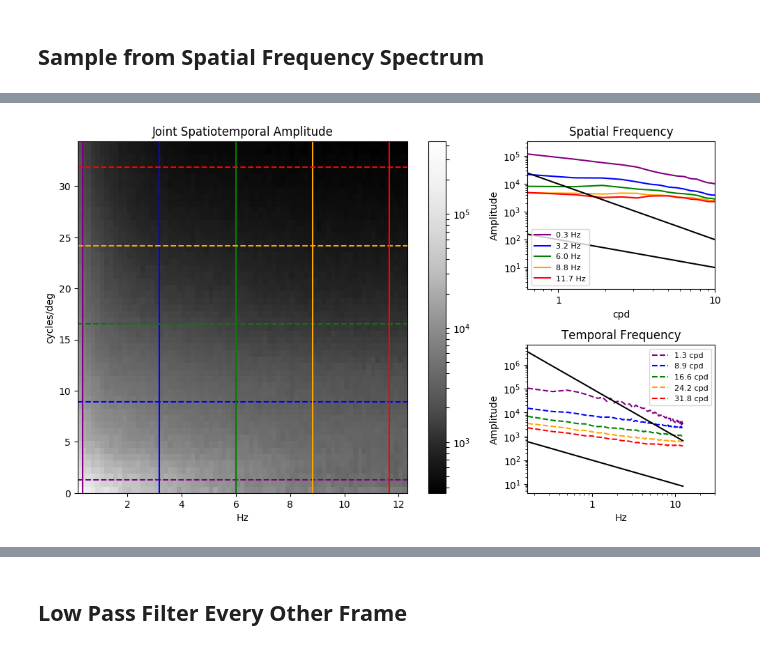
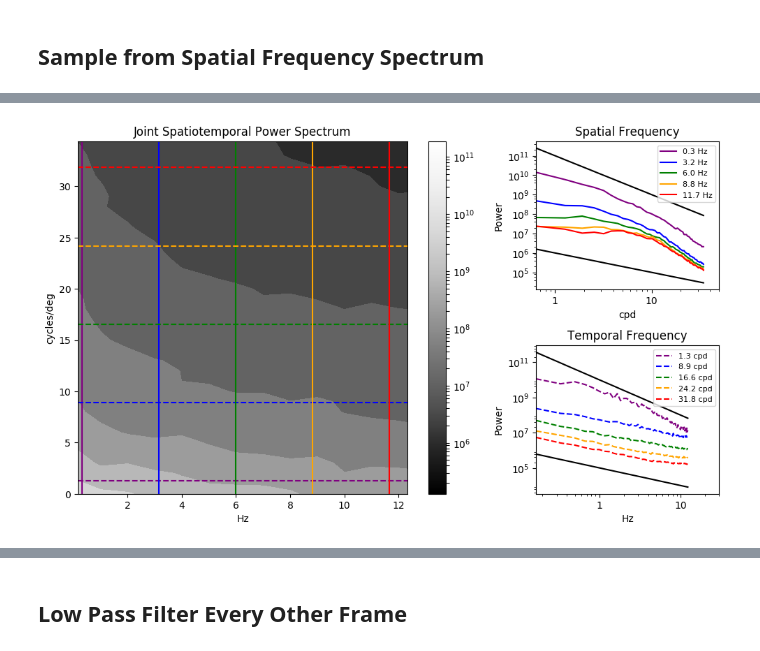
Before and after one commit to vdutell/naturalscenestatistics, a Jupyter notebook: naturalscenestats.ipynb, the cells around one changed output, grey strips where cells are left out. Cells and saved outputs as stored; diff of their text form; code cells hidden in the pictures.

Commit message:
log scaling in contour plotting

```diff
--- a/naturalscenestats.ipynb
+++ b/naturalscenestats.ipynb
@@ -576,6 +666,7 @@ spacemax = len(fqspace1d)-5
 timemin = 2
 timemax = len(fqtime)-5
 
+azmps = np.abs(azmchunk.T)**2
 
 #colors for lines
 spacesamplefqs = np.linspace(spacemin,spacemax,nsamples).astype(int)
@@ -594,13 +685,14 @@ grid_space = gsp.GridSpecFromSubplotSpec(1,1,subplot_spec=full_grid[0,2])
 
 #heatmap
 axes_hm = plt.subplot(grid_hm[0])
-hm = axes_hm.pcolormesh(fqtime[1:], fqspace1d, np.abs(azmchunk.T[:,1:]),
-              norm=mpl.colors.LogNorm(vmin=np.abs(azmchunk.T[1:,1:]).min(),
-                                      vmax=np.abs(azmchunk.T[:,1:]).max()),
-                  cmap='Greys_r')
+#hm = axes_hm.pcolormesh(fqtime[1:], fqspace1d, azmps[:,1:],
+#              norm=mpl.colors.LogNorm(vmin=azmps[:,1:].min(),
+#                                      vmax=azmps[:,1:].max()),
+#                  cmap='Greys_r')
+axes_hm.contourf(np.log10(np.abs(azmps[:,1:])),cmap='gray') #remove dc component (0hz) from time and 0 cycles/deg from space
 axes_hm.set_xlim(fqtime[1],np.max(fqtime))
 axes_hm.set_ylim(0,np.max(fqspace1d[1:]))
-axes_hm.set_title('Joint Spatiotemporal Amplitude')
+axes_hm.set_title('Joint Spatiotemporal Power Spectrum')
 axes_hm.set_xlabel('Hz')
 axes_hm.set_ylabel('cycles/deg')
 #add lines
@@ -609,40 +701,40 @@ for s in range(nsamples):
     axes_hm.axvline(fqtime[timesamplefqs[s]],c=timecolors[s],ls='-')
     #lines in space
     axes_hm.axhline(fqspace1d[spacesamplefqs[s]],c=spacecolors[s],ls='--')
 plt.colorbar(hm)
 
 
 #timeplot
 axes_time = plt.subplot(grid_time[0])
 for i, sf in enumerate(spacesamplefqs):
-    axes_time.loglog(fqtime, np.abs(azmchunk.T)[sf,:],'--',
+    axes_time.loglog(fqtime, azmps[sf,:],'--',
                    label='{0:0.1f} cpd'.format(fqspace1d[sf]),
                    c=spacecolors[i])
-axes_time.plot(fqtime[1:],100/(fqtime[1:]),c='black') # 1/f line
-axes_time.plot(fqtime[1:],100000/(fqtime[1:]**2),c='black') # 1/f^2 line
+axes_time.plot(fqtime[1:],1e5/(fqtime[1:]),c='black') # 1/f line
+axes_time.plot(fqtime[1:],1e10/(fqtime[1:]**2),c='black') # 1/f^2 line
 axes_time.set_title('Temporal Frequency')
 axes_time.set_xlabel('Hz')
-axes_time.set_ylabel('Amplitude')
+axes_time.set_ylabel('Power')
 axes_time.set_xlim(fqtime[1],30)
 axes_time.xaxis.set_major_formatter(mpl.ticker.FormatStrFormatter('%d'))
 axes_time.legend(fontsize=8)
 
 #spaceplot
 axes_space = plt.subplot(grid_space[0])
 for i, sf in enumerate(timesamplefqs):
-    axes_space.loglog(fqspace1d, np.abs(azmchunk.T)[:,sf],
+    axes_space.loglog(fqspace1d, azmps[:,sf],
                     label='{0:0.1f} Hz'.format(fqtime[sf]),
                     c=timecolors[i])
-axes_space.plot(fqspace1d[1:],100/(fqspace1d[1:]),c='black') # 1/f line
-axes_space.plot(fqspace1d[1:],10000/(fqspace1d[1:]**2),c='black') # 1/f^2 line
+axes_space.plot(fqspace1d[1:],1e6/(fqspace1d[1:]),c='black') # 1/f line
+axes_space.plot(fqspace1d[1:],1e11/(fqspace1d[1:]**2),c='black') # 1/f^2 line
 axes_space.set_title('Spatial Frequency')
 axes_space.set_xlabel('cpd')
-axes_space.set_ylabel('Amplitude')
-axes_space.set_xlim(fqspace1d[1],10)
+axes_space.set_ylabel('Power')
+axes_space.set_xlim(fqspace1d[1],50)
 axes_space.xaxis.set_major_formatter(mpl.ticker.FormatStrFormatter('%d'))
 axes_space.legend(fontsize=8)
 
 
 plt.tight_layout()
 # %% [output]
-[figure, old version]
+[figure, new version]
```
Also changed, not shown: parts of 2 cells of this notebook.
